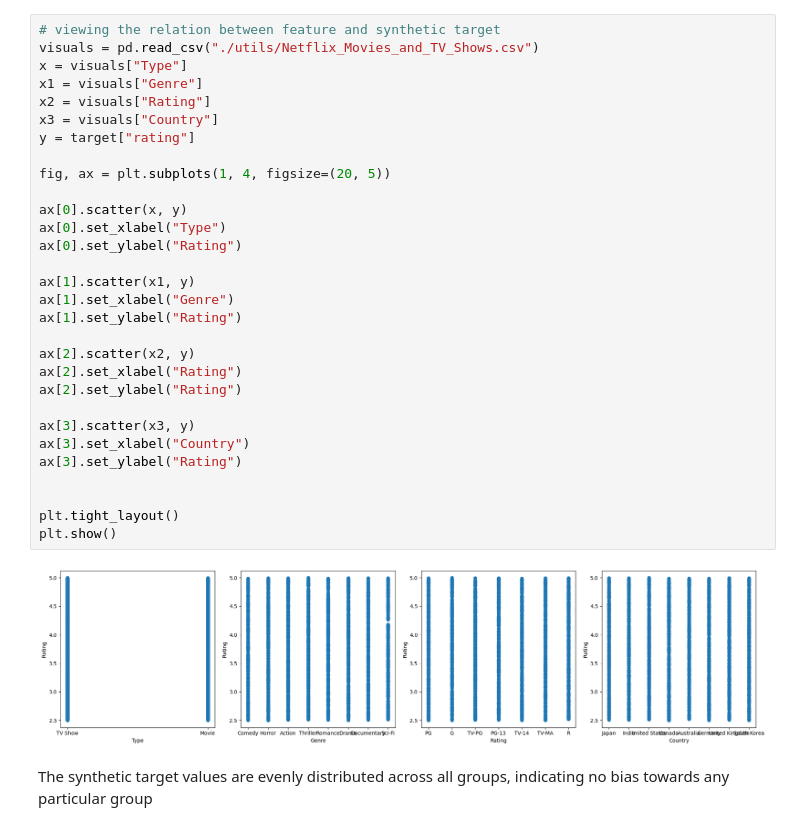
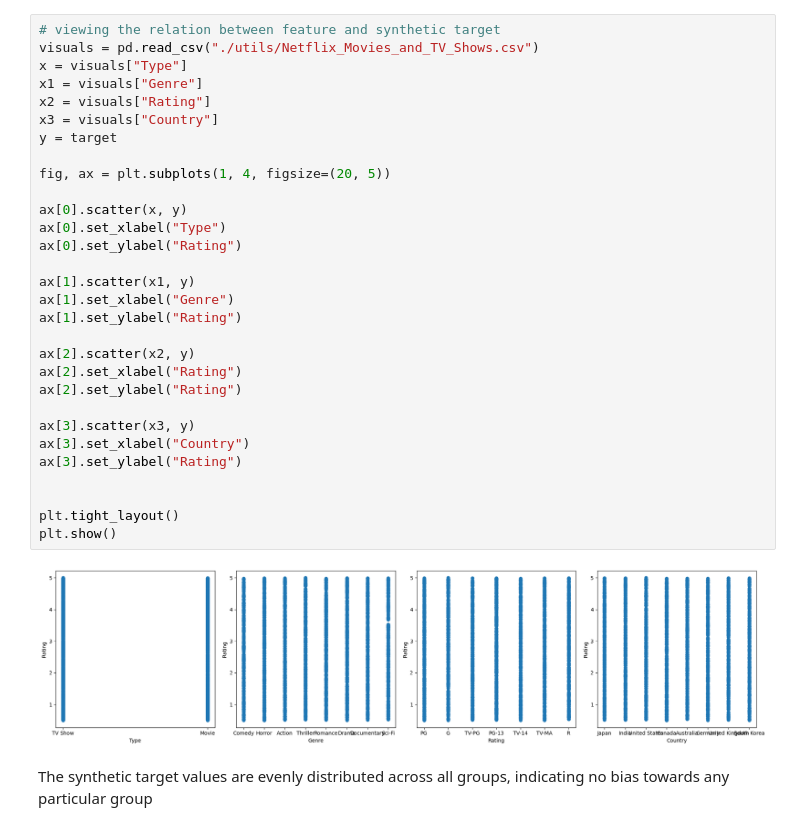
Before and after one commit to imisi99/MovieRec, a Jupyter notebook: model.ipynb, the cells around one changed output. Saved outputs shown, nothing was run; the diff lists cells and outputs as text.

```diff
--- a/model.ipynb
+++ b/model.ipynb
@@ -29,34 +44,34 @@ Data after preprocessing
 # %%
 # viewing the relation between feature and synthetic target
 visuals = pd.read_csv("./utils/Netflix_Movies_and_TV_Shows.csv")
 x = visuals["Type"]
 x1 = visuals["Genre"]
 x2 = visuals["Rating"]
 x3 = visuals["Country"]
-y = target["rating"]
+y = target
 
 fig, ax = plt.subplots(1, 4, figsize=(20, 5))
 
 ax[0].scatter(x, y)
 ax[0].set_xlabel("Type")
 ax[0].set_ylabel("Rating")
 
 ax[1].scatter(x1, y)
 ax[1].set_xlabel("Genre")
 ax[1].set_ylabel("Rating")
 
 ax[2].scatter(x2, y)
 ax[2].set_xlabel("Rating")
 ax[2].set_ylabel("Rating")
 
 ax[3].scatter(x3, y)
 ax[3].set_xlabel("Country")
 ax[3].set_ylabel("Rating")
 
 
 plt.tight_layout()
 plt.show()
 # %% [output]
-[figure, old version]
+[figure, new version]
 # %% [markdown]
 The synthetic target values are evenly distributed across all groups, indicating no bias towards any particular group
```
Also changed, not shown: parts of 8 cells of this notebook, 3 other files.
